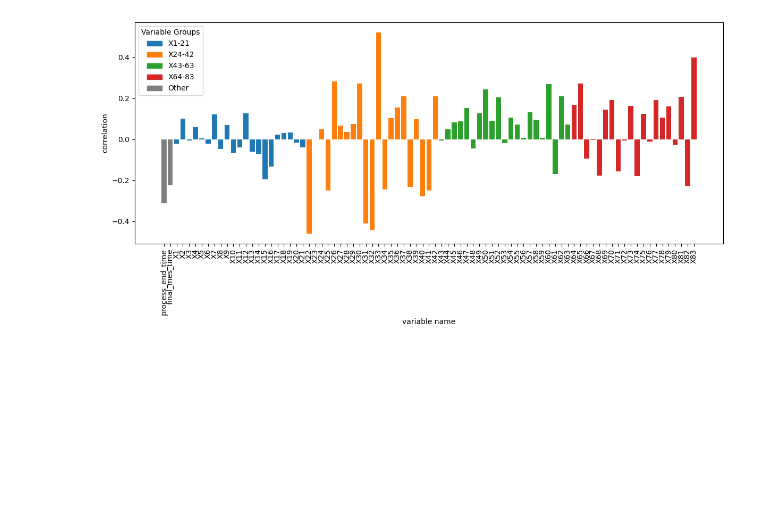
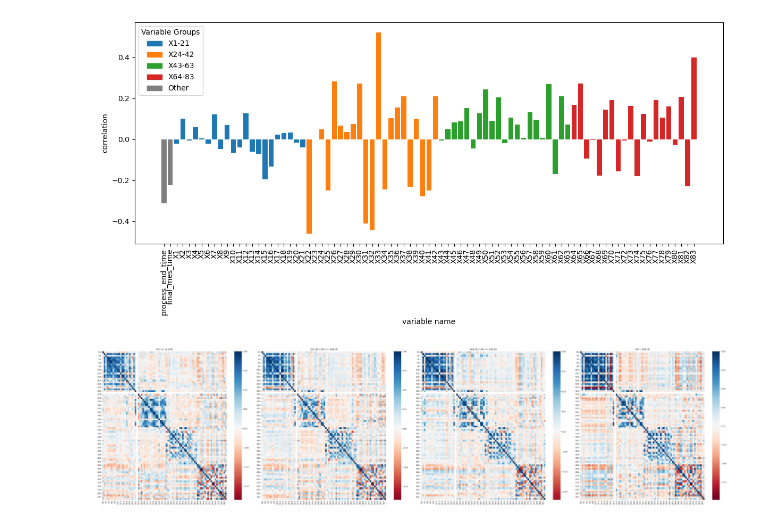
Before and after one commit to yut0takagi/ass-production-management2, a Jupyter notebook: notebook/0-data-view.ipynb, the cells around one changed output. Saved outputs shown, nothing was run; the diff lists cells and outputs as text; code cells hidden in the pictures; blank space fills up the shorter version.

```diff
--- a/notebook/0-data-view.ipynb
+++ b/notebook/0-data-view.ipynb
@@ -376,3 +376,43 @@ plt.savefig("../docs/output/learn_OV_corr_bar_colored.png")
 plt.show()
 # %% [output]
 [figure]
+# %%
+# OVを四分割してそれぞれ相関ヒートマップを比較
+
+# OVの四分位点を計算して区間を定義
+ov_quartiles = learn["OV"].quantile([0.25, 0.5, 0.75])
+q1 = ov_quartiles.iloc[0]
+q2 = ov_quartiles.iloc[1]
+q3 = ov_quartiles.iloc[2]
+
+# 四分位ごとにデータを抽出
+df_ov_q1 = learn[learn["OV"] <= q1]
+df_ov_q2 = learn[(learn["OV"] > q1) & (learn["OV"] <= q2)]
+df_ov_q3 = learn[(learn["OV"] > q2) & (learn["OV"] <= q3)]
+df_ov_q4 = learn[learn["OV"] > q3]
+
+# 主要カラムのみ: OVとX1-X83
+cols = ["OV"] + [f"X{i}" for i in range(1, 84)]
+
+# 相関行列を計算
+corr_q1 = df_ov_q1[cols].corr()
+corr_q2 = df_ov_q2[cols].corr()
+corr_q3 = df_ov_q3[cols].corr()
+corr_q4 = df_ov_q4[cols].corr()
+
+# 相関ヒートマップを4つ並べて表示
+fig, axes = plt.subplots(1, 4, figsize=(48, 12))
+sns.heatmap(corr_q1, cmap='RdBu', center=0, annot=False, fmt=".2f", ax=axes[0])
+axes[0].set_title(f"OV <= {q1:.2f}")
+sns.heatmap(corr_q2, cmap='RdBu', center=0, annot=False, fmt=".2f", ax=axes[1])
+axes[1].set_title(f"{q1:.2f} < OV <= {q2:.2f}")
+sns.heatmap(corr_q3, cmap='RdBu', center=0, annot=False, fmt=".2f", ax=axes[2])
+axes[2].set_title(f"{q2:.2f} < OV <= {q3:.2f}")
+sns.heatmap(corr_q4, cmap='RdBu', center=0, annot=False, fmt=".2f", ax=axes[3])
+axes[3].set_title(f"OV > {q3:.2f}")
+
+plt.tight_layout()
+plt.savefig("../docs/output/learn_OV_corr_heatmaps_quartiles.png")
+plt.show()
+# %% [output]
+[figure, added]
```
Also changed, not shown: parts of 3 cells of this notebook, 11 other files.
